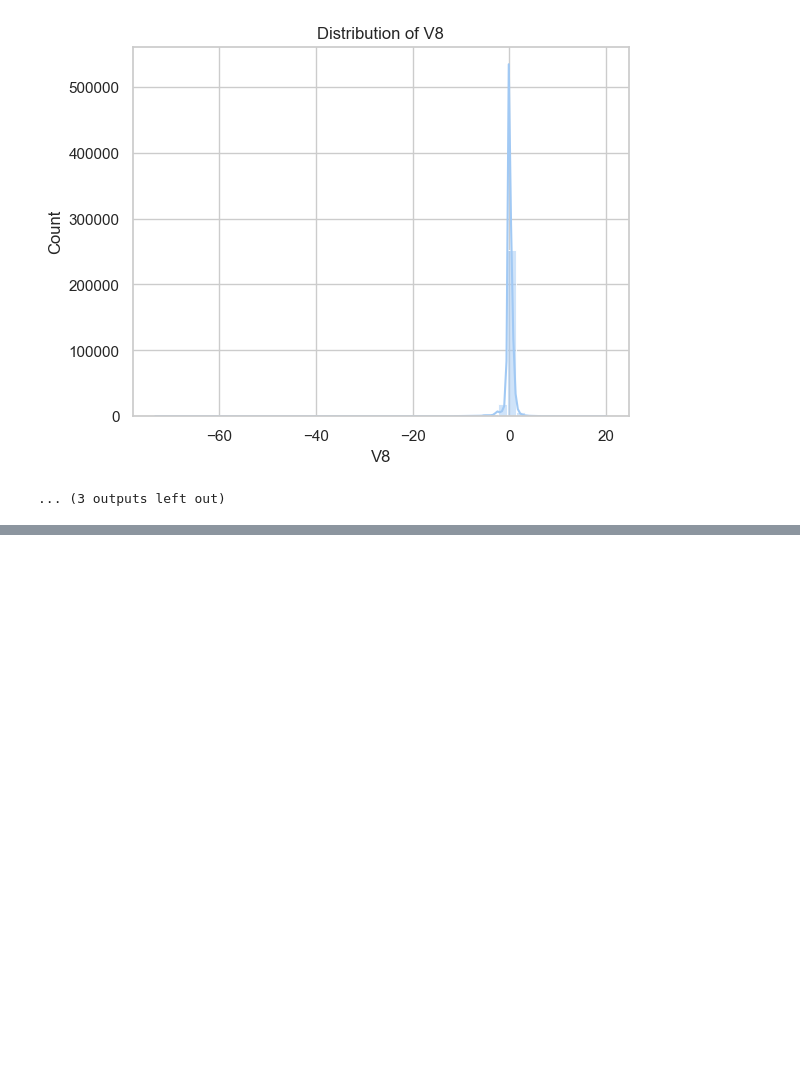
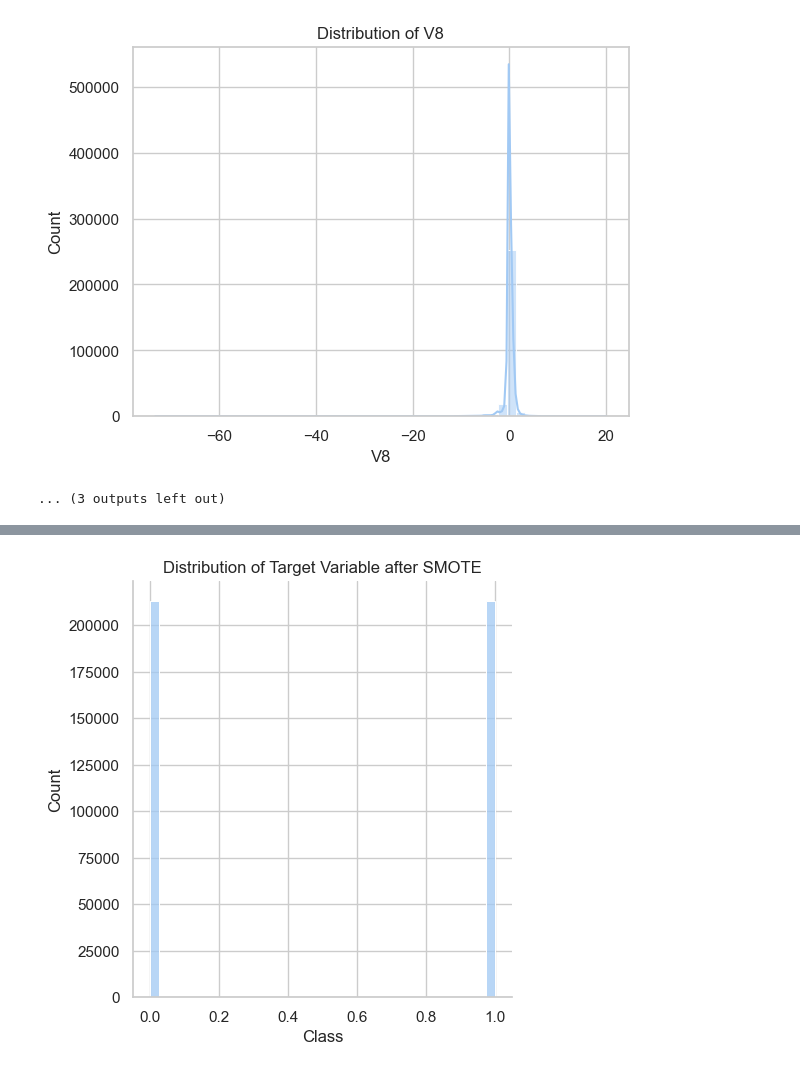
Before and after one commit to George-xmh/Credit-Card-Fraud-Detection, a Jupyter notebook: CCFraudDetection.ipynb, the cells around one changed output, grey strips where cells are left out. Saved outputs shown, nothing was run; the diff lists cells and outputs as text; code cells hidden in the pictures; blank space fills up the shorter version.

```diff
--- a/CCFraudDetection.ipynb
+++ b/CCFraudDetection.ipynb
@@ -102,3 +103,21 @@ plt.show()
 [figure]
 [figure]
 ... (3 outputs left out)
+# %%
+# Separate features and target variable
+X = df.drop(columns=['Class'], axis=1)
+y = df['Class']
+
+# Apply Standard Scaling to the features
+scaler = StandardScaler()
+X_scaled = scaler.fit_transform(X)
+
+# Split the data into training and testing sets
+X_train, X_test, y_train, y_test = train_test_split(X_scaled, y, test_size=0.25, random_state=42, stratify=y)
+
+# Define a function to train and evaluate models
+def evaluate_model(model, X_train, X_test, y_train, y_test):
+    model.fit(X_train, y_train)
+    y_pred = model.predict(X_test)
+    print(classification_report(y_test, y_pred))
+    print("F1 Score: ", f1_score(y_test, y_pred))
@@ -104,0 +154,11 @@ plt.show()
+# %%
+# Apply SMOTE to balance the classes in the training data
+smote = SMOTE(random_state=42)
+X_train_smote, y_train_smote = smote.fit_resample(X_train, y_train)
+
+# Plot distribution of target variable after SMOTE
+sns.displot(y_train_smote)
+plt.title('Distribution of Target Variable after SMOTE')
+plt.show()
+# %% [output]
+[figure, added]
```
Also changed, not shown: parts of 3 cells of this notebook.
